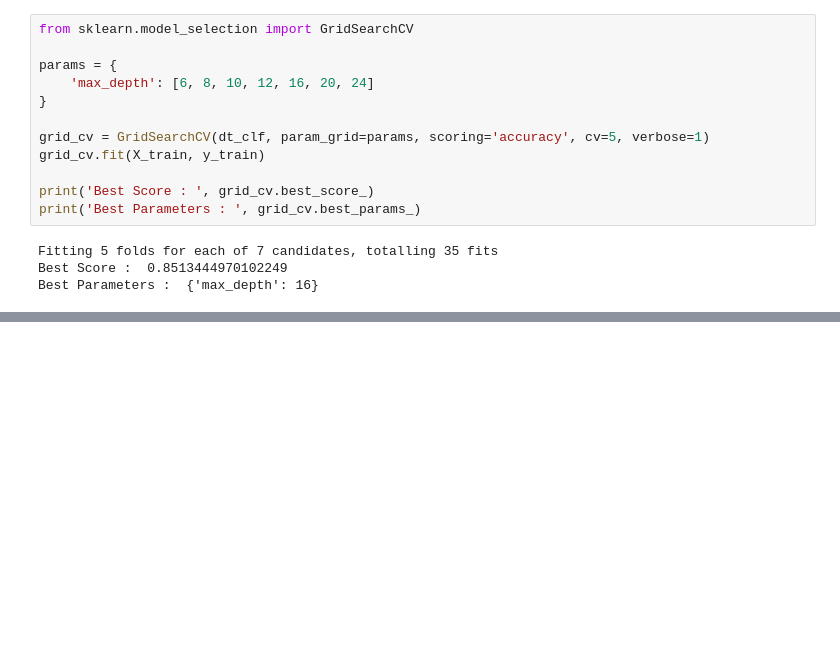
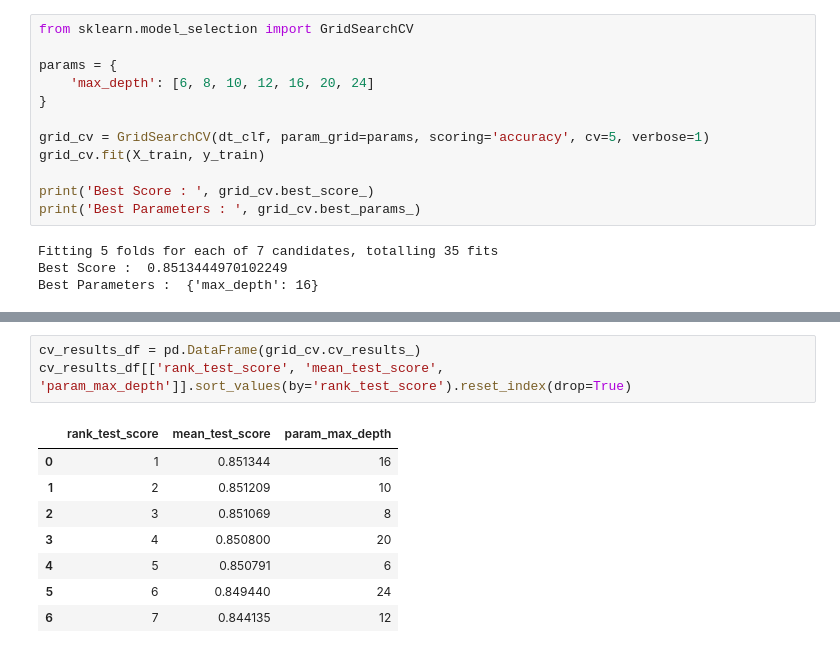
Before and after one commit to buzziru/ML_GUIDE, a Jupyter notebook: source/Human Acitivity Classification.ipynb, the cells around one changed output, grey strips where cells are left out. Saved outputs shown, nothing was run; the diff lists cells and outputs as text; blank space fills up the shorter version.

```diff
--- a/source/Human Acitivity Classification.ipynb
+++ b/source/Human Acitivity Classification.ipynb
@@ -213,3 +209,15 @@ Confusion Matrix
  [  0   0   0   0   0 537]]
 Accuracy: 0.8575 Precision: 0.8586 Recall: 0.8533
 F1: 0.854
+# %%
+cv_results_df = pd.DataFrame(grid_cv.cv_results_)
+cv_results_df[['rank_test_score', 'mean_test_score', 'param_max_depth']].sort_values(by='rank_test_score').reset_index(drop=True)
+# %% [output]
+|  | rank_test_score | mean_test_score | param_max_depth |
+| 0 | 1 | 0.851344 | 16 |
+| 1 | 2 | 0.851209 | 10 |
+| 2 | 3 | 0.851069 | 8 |
+| 3 | 4 | 0.850800 | 20 |
+| 4 | 5 | 0.850791 | 6 |
+| 5 | 6 | 0.849440 | 24 |
+| 6 | 7 | 0.844135 | 12 |
```
Also changed, not shown: parts of 7 cells of this notebook, 8 other files.
